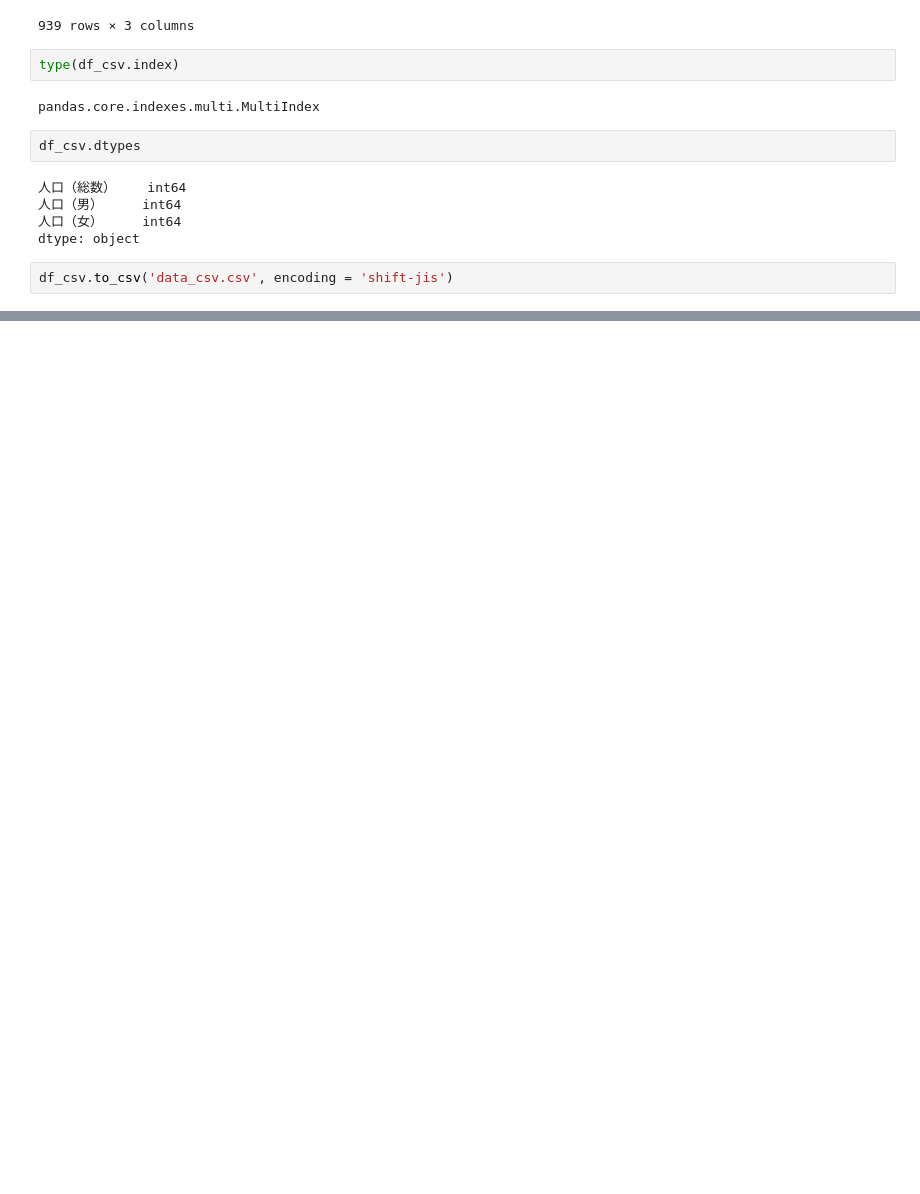
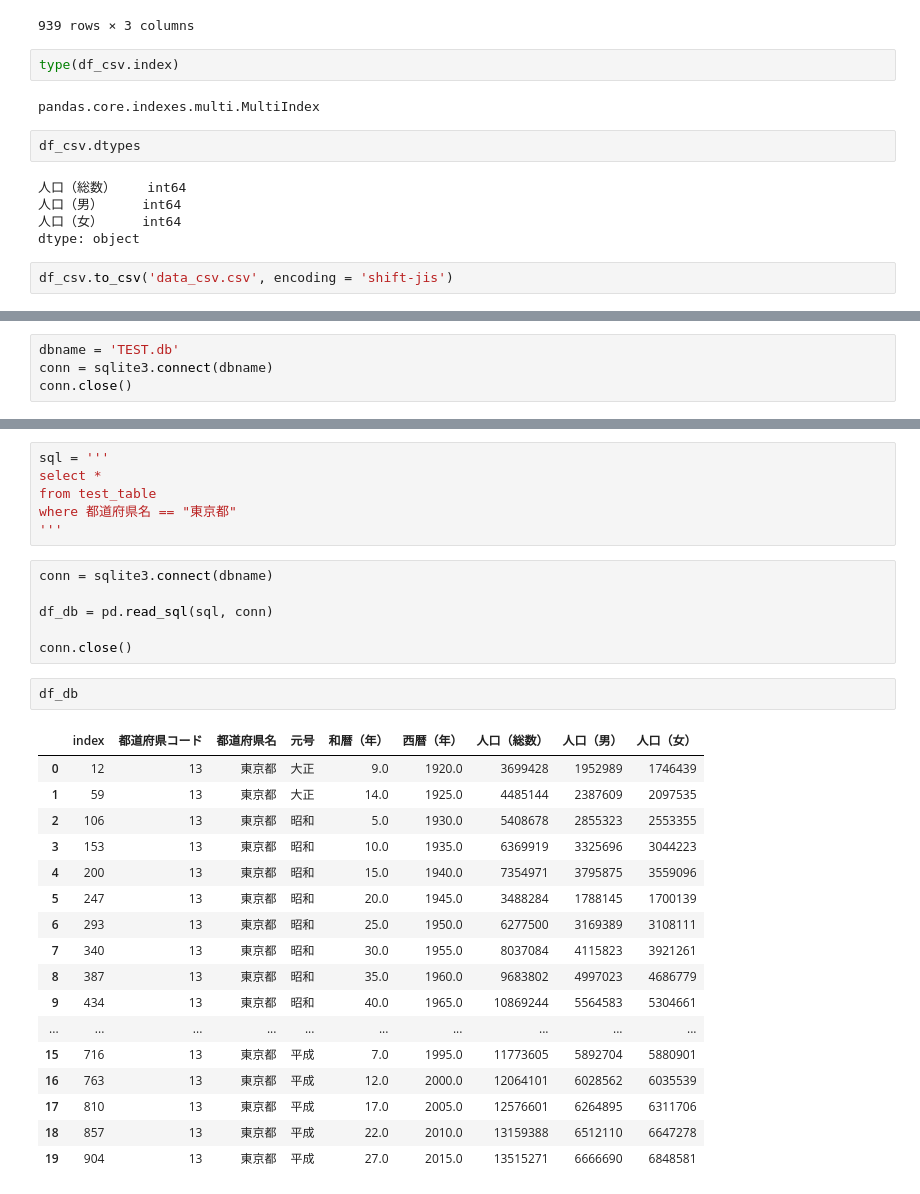
Before and after one commit to gakuto0404/Python, a Jupyter notebook: Pandas/File read write/read_write.ipynb, the cells around one changed output, grey strips where cells are left out. Drawn from its saved outputs; the diff is of its cells as text; blank space fills up the shorter version.

Commit message:
[finish]file read&write

```diff
--- a/Pandas/File read write/read_write.ipynb
+++ b/Pandas/File read write/read_write.ipynb
@@ -102,0 +364,4 @@ df_csv.to_csv('data_csv.csv', encoding = 'shift-jis')
+# %%
+dbname = 'TEST.db'
+conn = sqlite3.connect(dbname)
+conn.close()
@@ -102,0 +396,32 @@ df_csv.to_csv('data_csv.csv', encoding = 'shift-jis')
+# %%
+sql = '''
+select *
+from test_table
+where 都道府県名 == "東京都"
+'''
+# %%
+conn = sqlite3.connect(dbname)
+
+df_db = pd.read_sql(sql, conn)
+
+conn.close()
+# %%
+df_db
+# %% [output]
+|  | index | 都道府県コード | 都道府県名 | 元号 | 和暦（年） | 西暦（年） | 人口（総数） | 人口（男） | 人口（女） |
+| 0 | 12 | 13 | 東京都 | 大正 | 9.0 | 1920.0 | 3699428 | 1952989 | 1746439 |
+| 1 | 59 | 13 | 東京都 | 大正 | 14.0 | 1925.0 | 4485144 | 2387609 | 2097535 |
+| 2 | 106 | 13 | 東京都 | 昭和 | 5.0 | 1930.0 | 5408678 | 2855323 | 2553355 |
+| 3 | 153 | 13 | 東京都 | 昭和 | 10.0 | 1935.0 | 6369919 | 3325696 | 3044223 |
+| 4 | 200 | 13 | 東京都 | 昭和 | 15.0 | 1940.0 | 7354971 | 3795875 | 3559096 |
+| 5 | 247 | 13 | 東京都 | 昭和 | 20.0 | 1945.0 | 3488284 | 1788145 | 1700139 |
+| 6 | 293 | 13 | 東京都 | 昭和 | 25.0 | 1950.0 | 6277500 | 3169389 | 3108111 |
+| 7 | 340 | 13 | 東京都 | 昭和 | 30.0 | 1955.0 | 8037084 | 4115823 | 3921261 |
+| 8 | 387 | 13 | 東京都 | 昭和 | 35.0 | 1960.0 | 9683802 | 4997023 | 4686779 |
+| 9 | 434 | 13 | 東京都 | 昭和 | 40.0 | 1965.0 | 10869244 | 5564583 | 5304661 |
+| ... | ... | ... | ... | ... | ... | ... | ... | ... | ... |
+| 15 | 716 | 13 | 東京都 | 平成 | 7.0 | 1995.0 | 11773605 | 5892704 | 5880901 |
+| 16 | 763 | 13 | 東京都 | 平成 | 12.0 | 2000.0 | 12064101 | 6028562 | 6035539 |
+| 17 | 810 | 13 | 東京都 | 平成 | 17.0 | 2005.0 | 12576601 | 6264895 | 6311706 |
+| 18 | 857 | 13 | 東京都 | 平成 | 22.0 | 2010.0 | 13159388 | 6512110 | 6647278 |
+| 19 | 904 | 13 | 東京都 | 平成 | 27.0 | 2015.0 | 13515271 | 6666690 | 6848581 |
```
Also changed, not shown: parts of 30 cells of this notebook, 8 other files.
